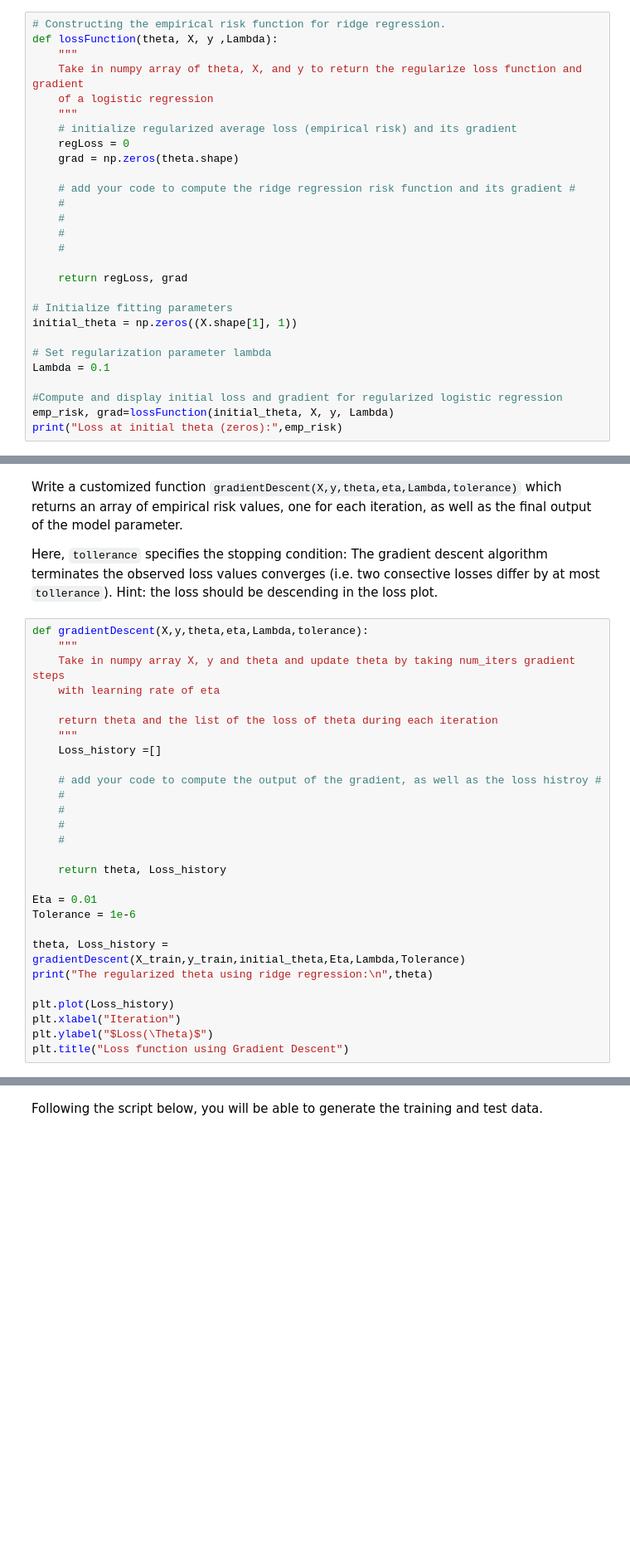
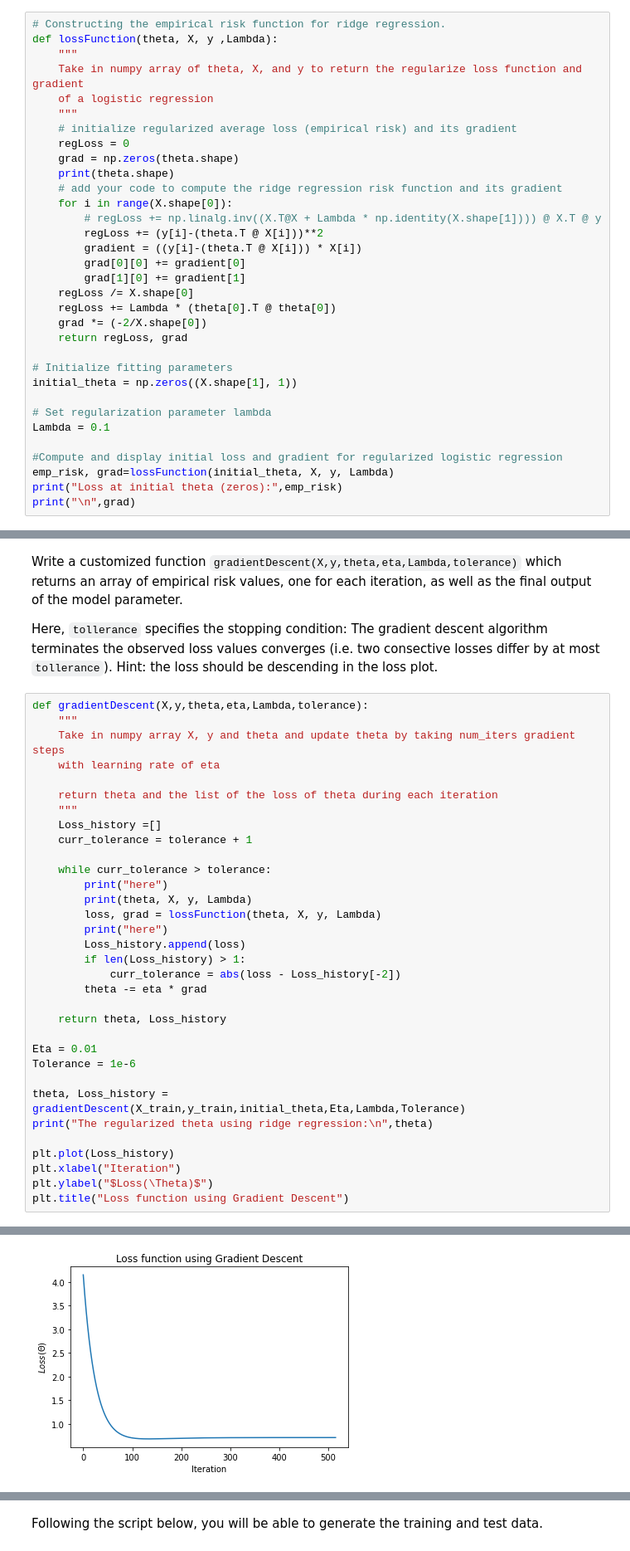
Before and after one commit to jbrouwer5/Linear-Regression, a Jupyter notebook: project1_regression_modelsel.ipynb, the cells around one changed output, grey strips where cells are left out. Shown at 83% size. Drawn from its saved outputs; the diff is of its cells as text; blank space fills up the shorter version.

```diff
--- a/project1_regression_modelsel.ipynb
+++ b/project1_regression_modelsel.ipynb
@@ -154,13 +156,17 @@ def lossFunction(theta, X, y ,Lambda):
     # initialize regularized average loss (empirical risk) and its gradient
     regLoss = 0
     grad = np.zeros(theta.shape)
-
-    # add your code to compute the ridge regression risk function and its gradient #
-    #
-    #
-    #
-    #
-
+    print(theta.shape)
+    # add your code to compute the ridge regression risk function and its gradient
+    for i in range(X.shape[0]):
+        # regLoss += np.linalg.inv((X.T@X + Lambda * np.identity(X.shape[1]))) @ X.T @ y
+        regLoss += (y[i]-(theta.T @ X[i]))**2
+        gradient = ((y[i]-(theta.T @ X[i])) * X[i])
+        grad[0][0] += gradient[0]
+        grad[1][0] += gradient[1]
+    regLoss /= X.shape[0]
+    regLoss += Lambda * (theta[0].T @ theta[0])
+    grad *= (-2/X.shape[0])
     return regLoss, grad
 
 # Initialize fitting parameters
@@ -172,3 +178,4 @@ Lambda = 0.1
 #Compute and display initial loss and gradient for regularized logistic regression
 emp_risk, grad=lossFunction(initial_theta, X, y, Lambda)
 print("Loss at initial theta (zeros):",emp_risk)
+print("\n",grad)
@@ -200,12 +213,17 @@ def gradientDescent(X,y,theta,eta,Lambda,tolerance):
     return theta and the list of the loss of theta during each iteration
     """
     Loss_history =[]
+    curr_tolerance = tolerance + 1
 
-    # add your code to compute the output of the gradient, as well as the loss histroy #
-    #
-    #
-    #
-    #
+    while curr_tolerance > tolerance:
+        print("here")
+        print(theta, X, y, Lambda)
+        loss, grad = lossFunction(theta, X, y, Lambda)
+        print("here")
+        Loss_history.append(loss)
+        if len(Loss_history) > 1:
+            curr_tolerance = abs(loss - Loss_history[-2])
+        theta -= eta * grad
 
     return theta, Loss_history
 
@@ -219,3 +237,4 @@ plt.plot(Loss_history)
 plt.xlabel("Iteration")
 plt.ylabel("$Loss(\Theta)$")
 plt.title("Loss function using Gradient Descent")
+# %% [output]
@@ -222,3 +259,4 @@ plt.title("Loss function using Gradient Descent")
+[figure, added]
 # %% [markdown]
 ### Test module (5pt)
 
```
Also changed, not shown: parts of 6 cells of this notebook.
